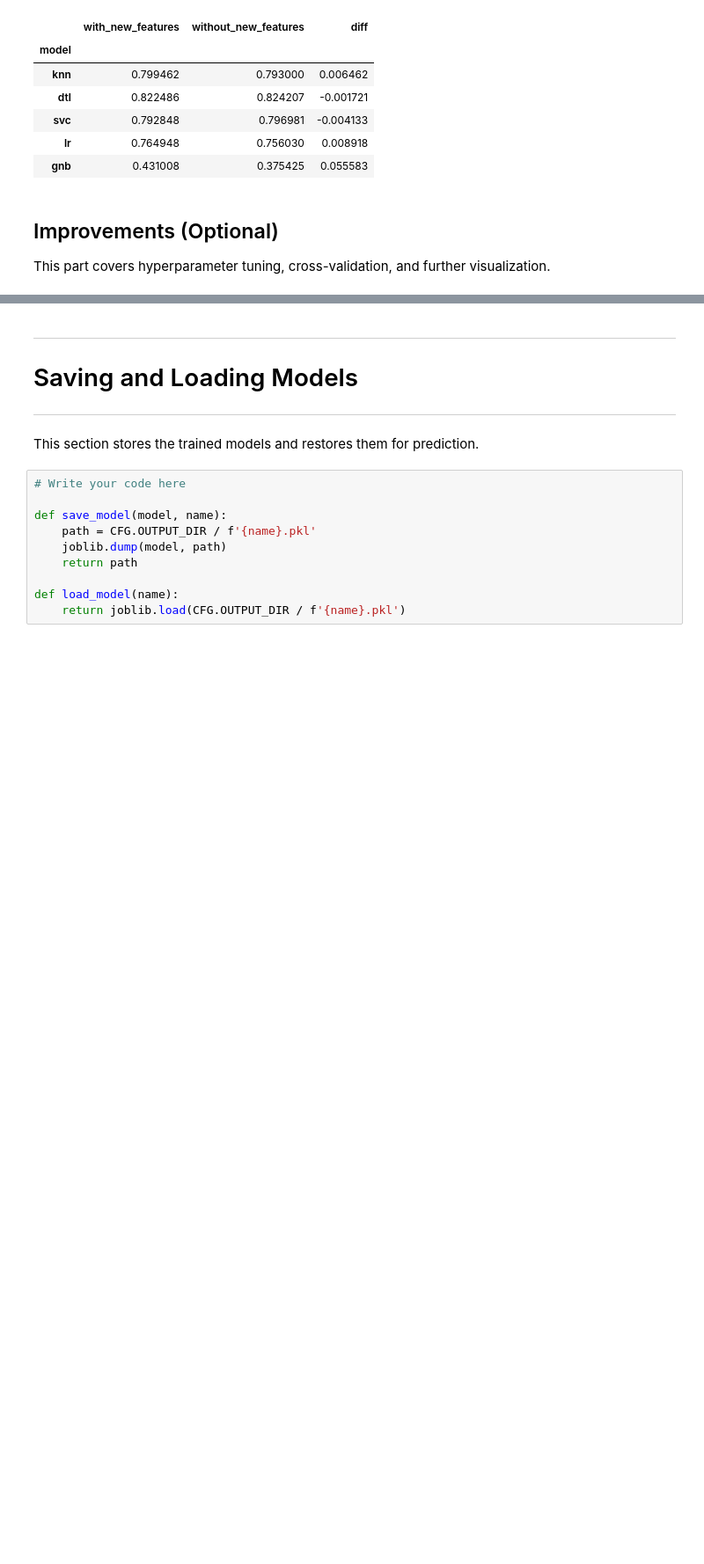
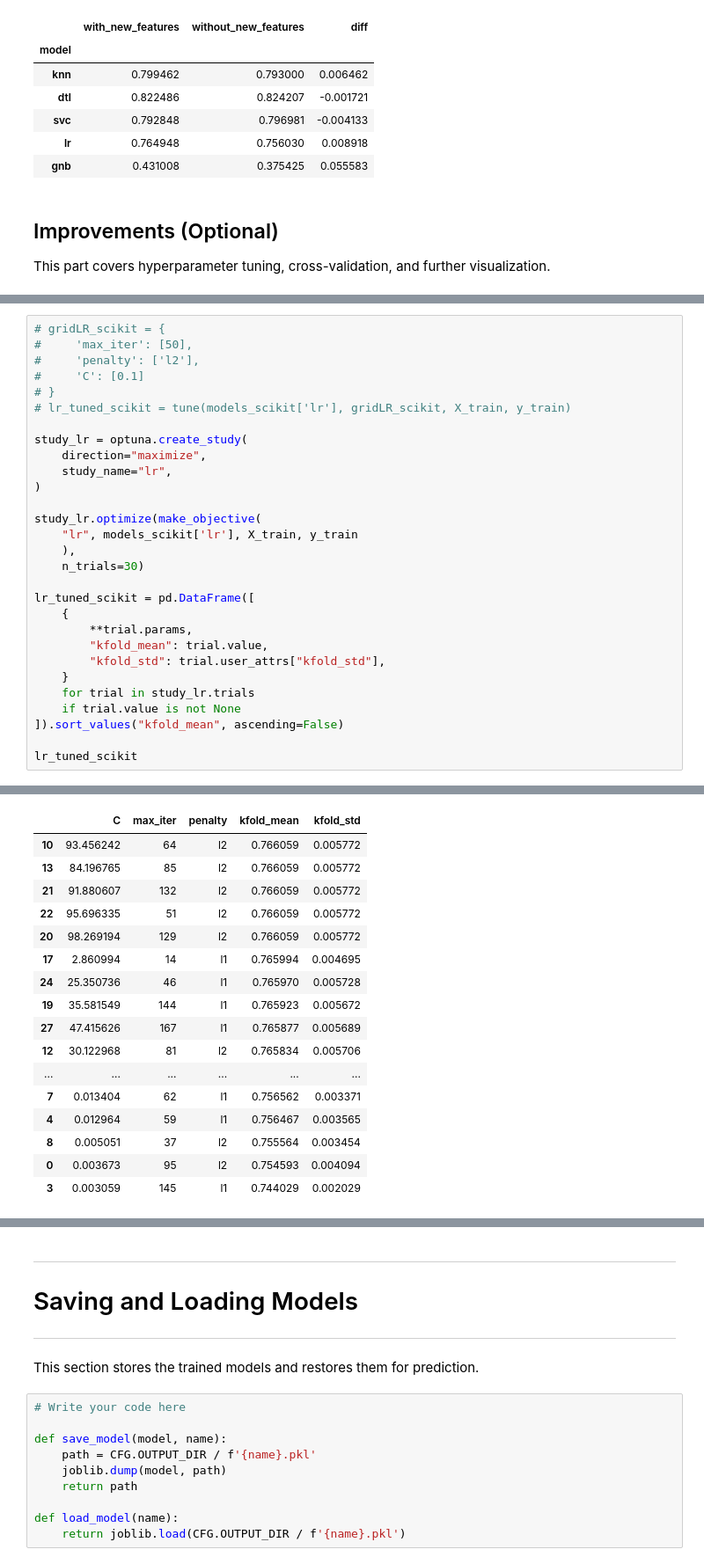
Before and after one commit to aufafaza/IF3170_G11_besokaja, a Jupyter notebook: Notebook_updated.ipynb, the cells around one changed output, grey strips where cells are left out. Shown at 88% size. Saved outputs shown, nothing was run; the diff lists cells and outputs as text; blank space fills up the shorter version.

```diff
--- a/Notebook_updated.ipynb
+++ b/Notebook_updated.ipynb
@@ -1299,0 +1551,30 @@ gnb_tuned_scikit = tune(models_scikit['gnb'], gridGNB_scikit, X_train, y_train)
+# %%
+# gridLR_scikit = {
+#     'max_iter': [50],
+#     'penalty': ['l2'],
+#     'C': [0.1]
+# }
+# lr_tuned_scikit = tune(models_scikit['lr'], gridLR_scikit, X_train, y_train)
+
+study_lr = optuna.create_study(
+    direction="maximize",
+    study_name="lr",
+)
+
+study_lr.optimize(make_objective(
+    "lr", models_scikit['lr'], X_train, y_train
+    ),
+    n_trials=30)
+
+lr_tuned_scikit = pd.DataFrame([
+    {
+        **trial.params,
+        "kfold_mean": trial.value,
+        "kfold_std": trial.user_attrs["kfold_std"],
+    }
+    for trial in study_lr.trials
+    if trial.value is not None
+]).sort_values("kfold_mean", ascending=False)
+
+lr_tuned_scikit
+# %% [output]
@@ -1299,0 +1598,17 @@ gnb_tuned_scikit = tune(models_scikit['gnb'], gridGNB_scikit, X_train, y_train)
+|  | C | max_iter | penalty | kfold_mean | kfold_std |
+| 10 | 93.456242 | 64 | l2 | 0.766059 | 0.005772 |
+| 13 | 84.196765 | 85 | l2 | 0.766059 | 0.005772 |
+| 21 | 91.880607 | 132 | l2 | 0.766059 | 0.005772 |
+| 22 | 95.696335 | 51 | l2 | 0.766059 | 0.005772 |
+| 20 | 98.269194 | 129 | l2 | 0.766059 | 0.005772 |
+| 17 | 2.860994 | 14 | l1 | 0.765994 | 0.004695 |
+| 24 | 25.350736 | 46 | l1 | 0.765970 | 0.005728 |
+| 19 | 35.581549 | 144 | l1 | 0.765923 | 0.005672 |
+| 27 | 47.415626 | 167 | l1 | 0.765877 | 0.005689 |
+| 12 | 30.122968 | 81 | l2 | 0.765834 | 0.005706 |
+| ... | ... | ... | ... | ... | ... |
+| 7 | 0.013404 | 62 | l1 | 0.756562 | 0.003371 |
+| 4 | 0.012964 | 59 | l1 | 0.756467 | 0.003565 |
+| 8 | 0.005051 | 37 | l2 | 0.755564 | 0.003454 |
+| 0 | 0.003673 | 95 | l2 | 0.754593 | 0.004094 |
+| 3 | 0.003059 | 145 | l1 | 0.744029 | 0.002029 |
```
Also changed, not shown: parts of 20 cells of this notebook.
